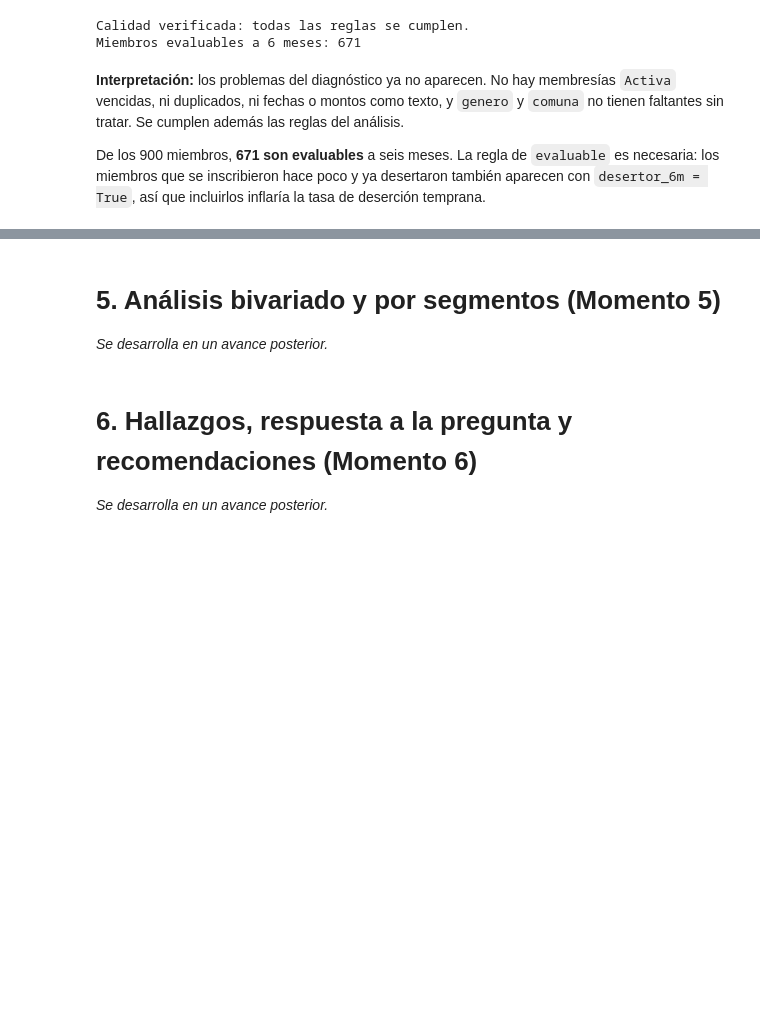
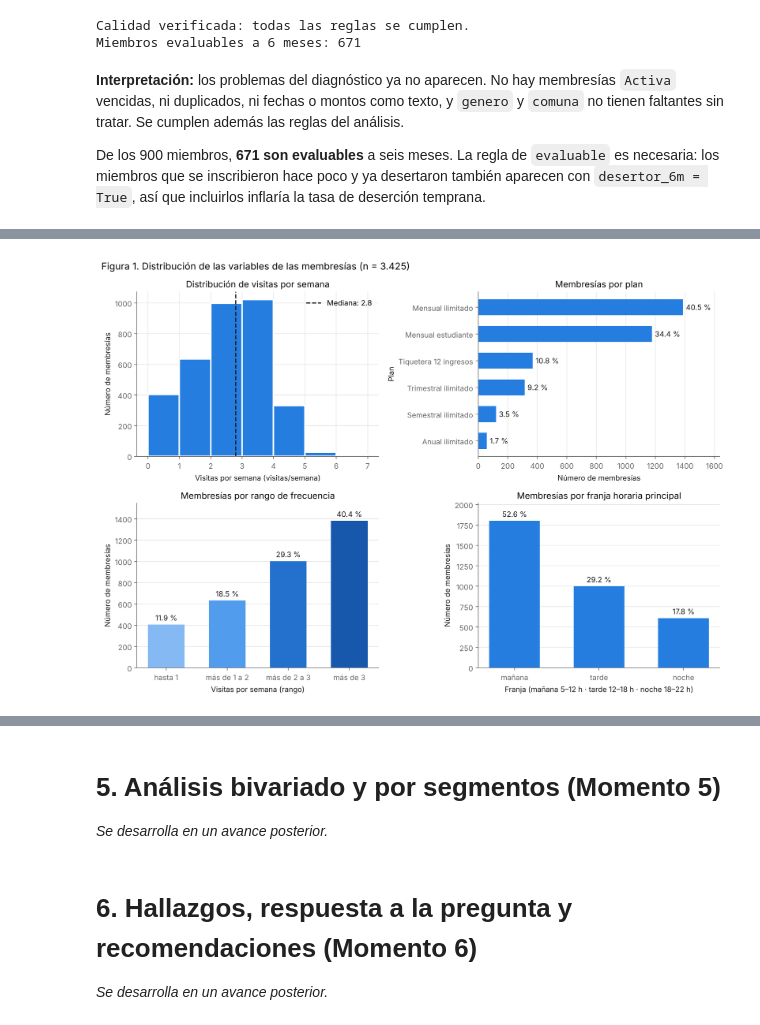
Before and after one commit to juanmejia017/PandasZonafitevolution, a Jupyter notebook: notebooks/analytical_report.ipynb, the cells around one changed output, grey strips where cells are left out. Cells and saved outputs as stored; diff of their text form; code cells hidden in the pictures; blank space fills up the shorter version.

Commit message:
feat: add univariate analysis

```diff
--- a/notebooks/analytical_report.ipynb
+++ b/notebooks/analytical_report.ipynb
@@ -279,0 +401,92 @@ De los 900 miembros, **671 son evaluables** a seis meses. La regla de `evaluable
+# %%
+from pathlib import Path
+
+# Carpeta de figuras (se crea si no existe)
+RUTA_FIGURAS = Path("../reports/figures")
+RUTA_FIGURAS.mkdir(parents=True, exist_ok=True)
+
+# Estilo sobrio: un solo color por serie, ejes y cuadrícula discretos
+AZUL = "#257de0"
+AZUL_ORDINAL = ["#84b9f3", "#519ced", "#2370cd", "#1757ac"]   # claro → oscuro = menos → más visitas
+plt.rcParams.update({
+    "axes.spines.top": False, "axes.spines.right": False,
+    "axes.edgecolor": "#666666", "axes.labelcolor": "#191919",
+    "xtick.color": "#666666", "ytick.color": "#666666",
+    "axes.grid": True, "grid.color": "#e6e6e6", "grid.linewidth": 0.8, "axes.axisbelow": True,
+    "font.size": 10,
+})
+
+fig, ejes = plt.subplots(2, 2, figsize=(12, 8.5))
+
+# 1) visitas_semana (cuantitativa continua) → histograma
+ax = ejes[0, 0]
+ax.hist(membresias["visitas_semana"], bins=range(0, 8), color=AZUL, edgecolor="white", linewidth=2)
+ax.axvline(membresias["visitas_semana"].median(), color="#191919", linestyle="--", linewidth=1.5,
+           label=f"Mediana: {membresias['visitas_semana'].median():.1f}")
+ax.set_title("Distribución de visitas por semana")
+ax.set_xlabel("Visitas por semana (visitas/semana)")
+ax.set_ylabel("Número de membresías")
+ax.legend(frameon=False)
+
+# 2) nombre_plan (cualitativa nominal) → barras horizontales ordenadas
+ax = ejes[0, 1]
+planes = frec_plan.sort_values("frecuencia")
+ax.barh(planes.index, planes["frecuencia"], color=AZUL, height=0.6)
+ax.bar_label(ax.containers[0], labels=planes["porcentaje"].map("{:.1f} %".format), padding=4, color="#191919")
+ax.set_title("Membresías por plan")
+ax.set_xlabel("Número de membresías")
+ax.set_ylabel("Plan")
+ax.set_xlim(0, planes["frecuencia"].max() * 1.18)
+ax.grid(axis="y", visible=False)
+
+# 3) frecuencia (cualitativa ordinal) → barras en orden lógico
+ax = ejes[1, 0]
+ax.bar(frec_frecuencia.index.astype(str), frec_frecuencia["frecuencia"], color=AZUL_ORDINAL, width=0.6)
+ax.bar_label(ax.containers[0], labels=frec_frecuencia["porcentaje"].map("{:.1f} %".format), padding=3, color="#191919")
+ax.set_title("Membresías por rango de frecuencia")
+ax.set_xlabel("Visitas por semana (rango)")
+ax.set_ylim(0, frec_frecuencia["frecuencia"].max() * 1.12)
+ax.set_ylabel("Número de membresías")
+ax.grid(axis="x", visible=False)
+
+# 4) franja_principal (cualitativa ordinal) → barras en orden del día (sin las 14 membresías sin visitas)
+ax = ejes[1, 1]
+franjas = frec_franja.loc[["mañana", "tarde", "noche"]]
+ax.bar(franjas.index, franjas["frecuencia"], color=AZUL, width=0.6)
+ax.bar_label(ax.containers[0], labels=franjas["porcentaje"].map("{:.1f} %".format), padding=3, color="#191919")
+ax.set_title("Membresías por franja horaria principal")
+ax.set_xlabel("Franja (mañana 5–12 h · tarde 12–18 h · noche 18–22 h)")
+ax.set_ylim(0, franjas["frecuencia"].max() * 1.12)
+ax.set_ylabel("Número de membresías")
+ax.grid(axis="x", visible=False)
+
+fig.suptitle("Figura 1. Distribución de las variables de las membresías (n = 3.425)", fontsize=13, x=0.01, ha="left")
+fig.tight_layout()
+fig.savefig(RUTA_FIGURAS / "univariate_distributions.png", dpi=150, bbox_inches="tight")
+plt.show()
+
+# 5) precio_pagado (cuantitativa continua, sesgada) → boxplot horizontal
+# Límite de atípicos de la regla de Tukey: Q3 + 1,5 × IQR
+q1, q3 = membresias["precio_pagado"].quantile([0.25, 0.75])
+limite = q3 + 1.5 * (q3 - q1)
+atipicos = membresias[membresias["precio_pagado"] > limite]
+
+fig, ax = plt.subplots(figsize=(10, 3.2))
+ax.boxplot(membresias["precio_pagado"] / 1000, orientation="horizontal", widths=0.5, patch_artist=True,
+           boxprops={"facecolor": "#cce3fd", "edgecolor": AZUL}, medianprops={"color": "#191919", "linewidth": 2},
+           whiskerprops={"color": AZUL}, capprops={"color": AZUL},
+           flierprops={"marker": "o", "markersize": 8, "markerfacecolor": AZUL, "markeredgecolor": "white", "alpha": 0.6})
+ax.set_title("Figura 2. Distribución del precio pagado por membresía (n = 3.425)", loc="left")
+ax.set_xlabel("Precio pagado (miles de COP)")
+ax.set_yticks([])
+# Cada punto representa muchas membresías con el mismo precio: se indica cuántas son y de qué planes
+ax.annotate(f"{len(atipicos)} membresías atípicas (> {limite / 1000:.0f} mil COP):\n"
+            "planes trimestral, semestral y anual",
+            xy=(limite / 1000, 1.28), xytext=(limite / 1000 + 40, 1.32), color="#191919", va="center")
+ax.set_ylim(0.6, 1.5)
+ax.grid(axis="y", visible=False)
+fig.tight_layout()
+fig.savefig(RUTA_FIGURAS / "price_paid_boxplot.png", dpi=150, bbox_inches="tight")
+plt.show()
+# %% [output]
+[figure, added]
```
Also changed, not shown: parts of 14 cells of this notebook, 1 other file.
